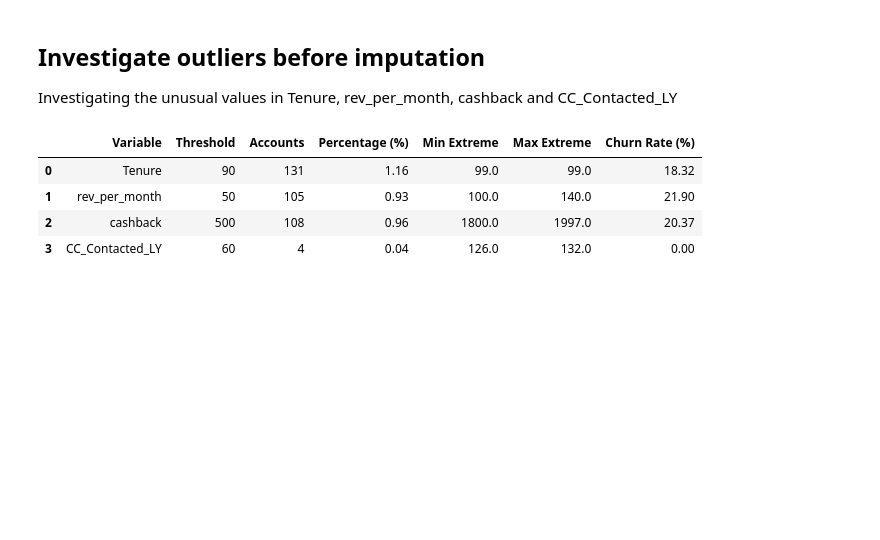
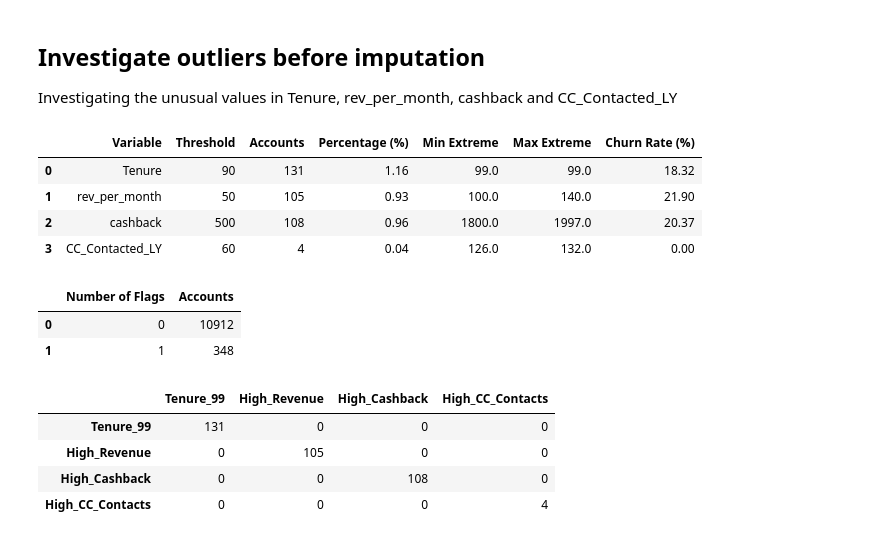
Before and after one commit to timayabi2020/churn-prediction-mlops, a Jupyter notebook: notebooks/churn_prediction.ipynb, the cells around one changed output. Drawn from its saved outputs; the diff is of its cells as text; code cells hidden in the pictures; blank space fills up the shorter version.

```diff
--- a/notebooks/churn_prediction.ipynb
+++ b/notebooks/churn_prediction.ipynb
@@ -350,3 +350,40 @@ display(outlier_summary)
 | 1 | rev_per_month | 50 | 105 | 0.93 | 100.0 | 140.0 | 21.90 |
 | 2 | cashback | 500 | 108 | 0.96 | 1800.0 | 1997.0 | 20.37 |
 | 3 | CC_Contacted_LY | 60 | 4 | 0.04 | 126.0 | 132.0 | 0.00 |
+# %%
+# Identify suspicious observations
+suspicious = pd.DataFrame({
+    "Tenure_99": df_clean["Tenure"] == 99,
+    "High_Revenue": df_clean["rev_per_month"] >= 100,
+    "High_Cashback": df_clean["cashback"] >= 1800,
+    "High_CC_Contacts": df_clean["CC_Contacted_LY"] > 60
+})
+
+# Count suspicious conditions per account
+suspicious["Total_Flags"] = suspicious.sum(axis=1)
+
+# Summarize overlap
+display(
+    suspicious["Total_Flags"]
+    .value_counts()
+    .sort_index()
+    .rename_axis("Number of Flags")
+    .reset_index(name="Accounts")
+)
+
+# Check overlap between suspicious variables
+display(
+    suspicious.drop(columns="Total_Flags")
+    .astype(int)
+    .T
+    .dot(suspicious.drop(columns="Total_Flags").astype(int))
+)
+# %% [output]
+|  | Number of Flags | Accounts |
+| 0 | 0 | 10912 |
+| 1 | 1 | 348 |
+|  | Tenure_99 | High_Revenue | High_Cashback | High_CC_Contacts |
+| Tenure_99 | 131 | 0 | 0 | 0 |
+| High_Revenue | 0 | 105 | 0 | 0 |
+| High_Cashback | 0 | 0 | 108 | 0 |
+| High_CC_Contacts | 0 | 0 | 0 | 4 |
```
Also changed, not shown: parts of 13 cells of this notebook.
